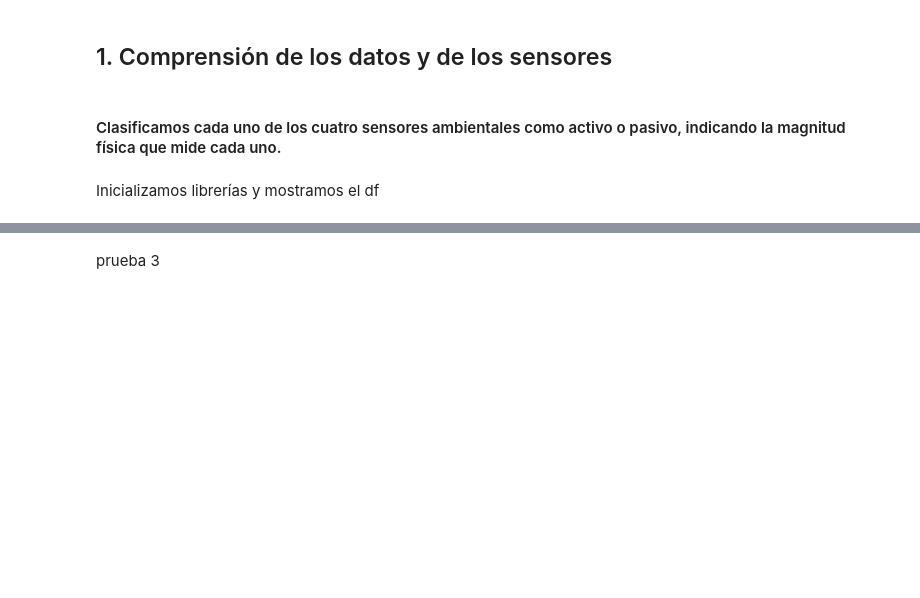
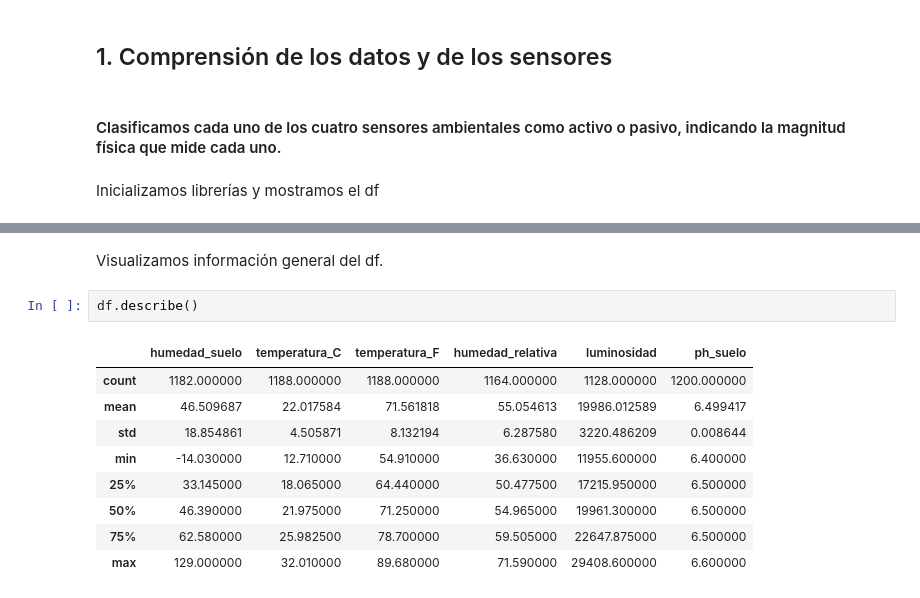
Before and after one commit to MarioGuti24/Proyecto1_Percepcion_Computacional, a Jupyter notebook: Practica Grupal/P1_HugoFernandez_FernandoViolero_MarioGutierrez.ipynb, the cells around one changed output, grey strips where cells are left out. Saved outputs shown, nothing was run; the diff lists cells and outputs as text; blank space fills up the shorter version.

```diff
--- a/Practica Grupal/P1_HugoFernandez_FernandoViolero_MarioGutierrez.ipynb
+++ b/Practica Grupal/P1_HugoFernandez_FernandoViolero_MarioGutierrez.ipynb
@@ -53,2 +35,14 @@ scipy 1.13.0 requires numpy<2.3,>=1.22.4, but you have numpy 2.4.6 which is inco
-# %% [markdown]
-prueba 3
+# %% [markdown]
+Visualizamos información general del df.
+# %%
+df.describe()
+# %% [output]
+|  | humedad_suelo | temperatura_C | temperatura_F | humedad_relativa | luminosidad | ph_suelo |
+| count | 1182.000000 | 1188.000000 | 1188.000000 | 1164.000000 | 1128.000000 | 1200.000000 |
+| mean | 46.509687 | 22.017584 | 71.561818 | 55.054613 | 19986.012589 | 6.499417 |
+| std | 18.854861 | 4.505871 | 8.132194 | 6.287580 | 3220.486209 | 0.008644 |
+| min | -14.030000 | 12.710000 | 54.910000 | 36.630000 | 11955.600000 | 6.400000 |
+| 25% | 33.145000 | 18.065000 | 64.440000 | 50.477500 | 17215.950000 | 6.500000 |
+| 50% | 46.390000 | 21.975000 | 71.250000 | 54.965000 | 19961.300000 | 6.500000 |
+| 75% | 62.580000 | 25.982500 | 78.700000 | 59.505000 | 22647.875000 | 6.500000 |
+| max | 129.000000 | 32.010000 | 89.680000 | 71.590000 | 29408.600000 | 6.600000 |
```
Also changed, not shown: parts of 24 cells of this notebook.
